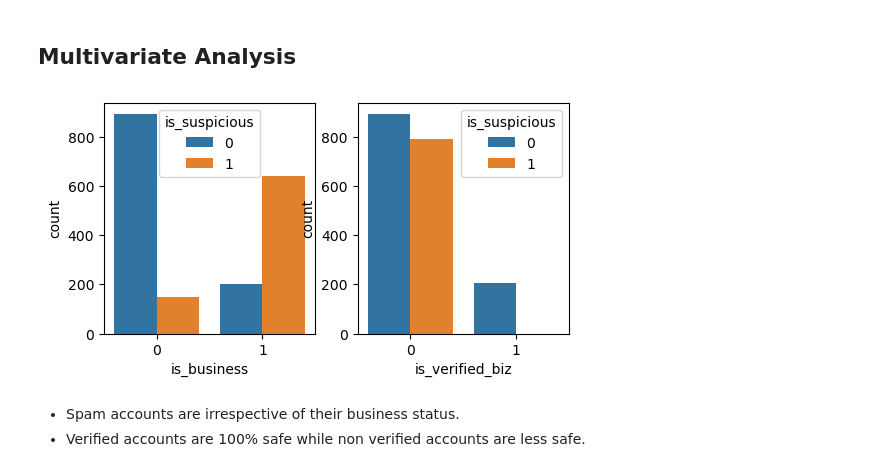
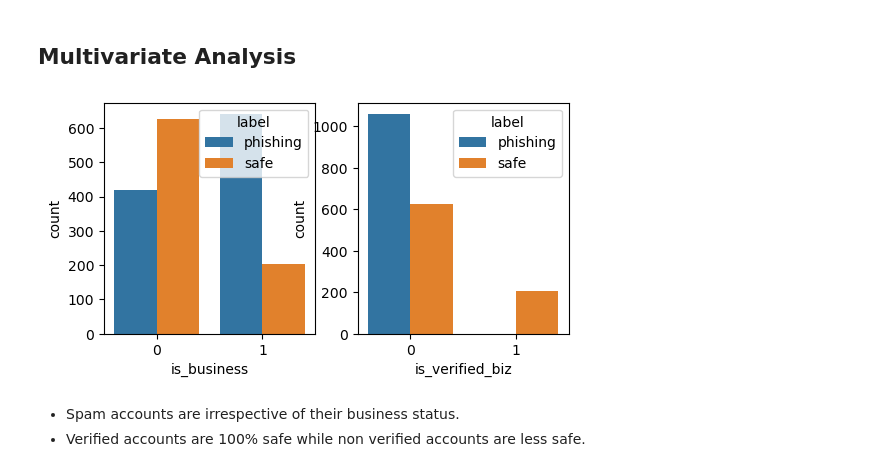
Before and after one commit to Samianadeem2005/WhatsApp_Integrity_Detector, a Jupyter notebook: notebook/EDA.ipynb, the cells around one changed output. Drawn from its saved outputs; the diff is of its cells as text; code cells hidden in the pictures.

```diff
--- a/notebook/EDA.ipynb
+++ b/notebook/EDA.ipynb
@@ -9,6 +9,6 @@ import warnings
 warnings.filterwarnings('ignore')
 # %%
 df = pd.read_csv('data/data.csv')
-df.drop(columns=["label"], inplace=True)
+df.drop(columns=["spam_report_count"], inplace=True)
 df.head(3)
 # %% [output]
@@ -100,18 +90,0 @@ df.sample(5)
-# %%
-def create_label(row):
-    score = 0
-
-    # Spam count — strong real world signal
-    if row['spam_report_count'] > 150:   score += 3
-    elif row['spam_report_count'] > 100: score += 2
-    elif row['spam_report_count'] > 50:  score += 1
-
-    # Unverified business — suspicious
-    if row['is_business'] == 1 and row['is_verified_biz'] == 0:
-        score += 2
-
-    risk_level = min(score, 5)
-    return pd.Series([risk_level, 1 if risk_level >= 3 else 0])
-
-df[['risk_level', 'is_suspicious']] = df.apply(create_label, axis=1)
-df.sample(3)
@@ -156,15 +105,15 @@ plt.show()
 # %%
 plt.figure(figsize=(6, 3))
 
 plt.subplot(1, 2, 1)
-sns.countplot(x='is_business', data=df, hue="is_suspicious")
+sns.countplot(x='is_business', data=df, hue="label")
 
 plt.subplot(1, 2, 2)
-sns.countplot(x='is_verified_biz', data=df, hue="is_suspicious")
+sns.countplot(x='is_verified_biz', data=df, hue="label")
 
 plt.show()
 # %% [output]
-[figure, old version]
+[figure, new version]
 # %% [markdown]
 - Spam accounts are irrespective of their business status.
 - Verified accounts are 100% safe while non verified accounts are less safe.
```
Also changed, not shown: parts of 12 cells of this notebook, 5 other files.
